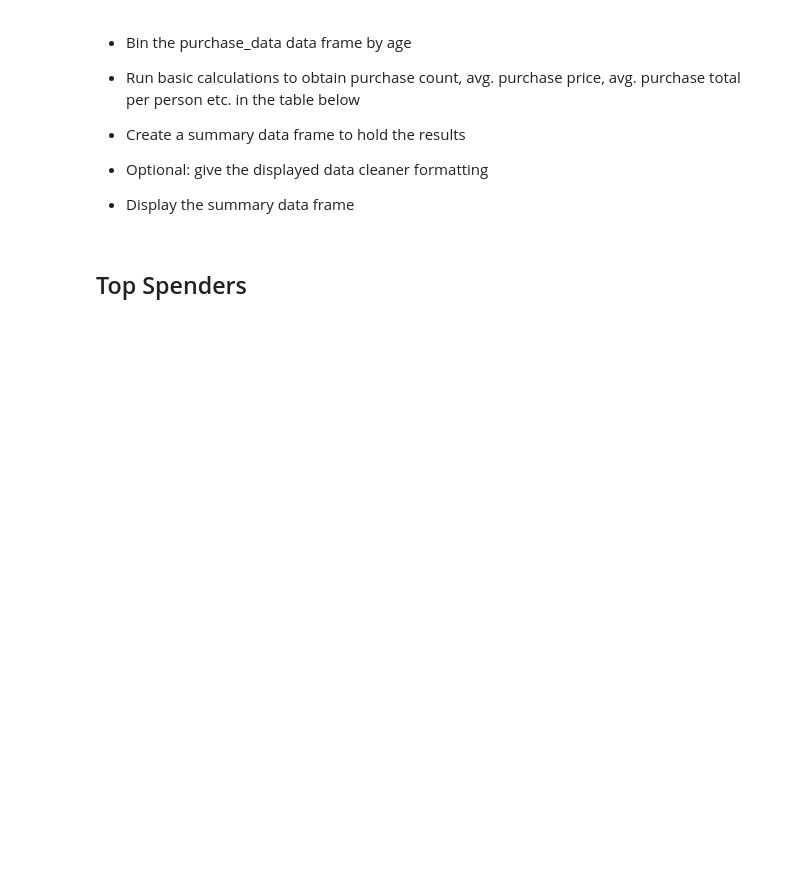
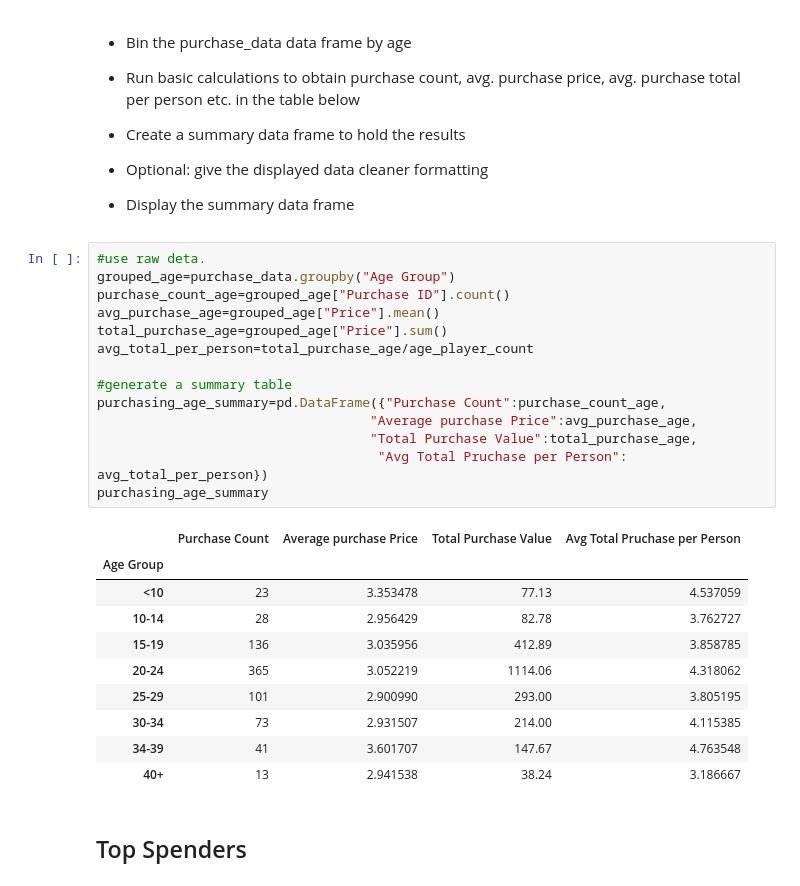
Before and after one commit to emilymoon28/pandas-analysis, a Jupyter notebook: HeroesofPymoli/HeroesOfPymoli_main.ipynb, the cells around one changed output. Cells and saved outputs as stored; diff of their text form; blank space fills up the shorter version.

```diff
--- a/HeroesofPymoli/HeroesOfPymoli_main.ipynb
+++ b/HeroesofPymoli/HeroesOfPymoli_main.ipynb
@@ -217,6 +226,31 @@ age_demographic
 
 
 * Display the summary data frame
+# %%
+#use raw deta.
+grouped_age=purchase_data.groupby("Age Group")
+purchase_count_age=grouped_age["Purchase ID"].count()
+avg_purchase_age=grouped_age["Price"].mean()
+total_purchase_age=grouped_age["Price"].sum()
+avg_total_per_person=total_purchase_age/age_player_count
+
+#generate a summary table
+purchasing_age_summary=pd.DataFrame({"Purchase Count":purchase_count_age,
+                                   "Average purchase Price":avg_purchase_age,
+                                   "Total Purchase Value":total_purchase_age,
+                                    "Avg Total Pruchase per Person": avg_total_per_person})
+purchasing_age_summary
+# %% [output]
+|  | Purchase Count | Average purchase Price | Total Purchase Value | Avg Total Pruchase per Person |
+| Age Group |  |  |  |  |
+| <10 | 23 | 3.353478 | 77.13 | 4.537059 |
+| 10-14 | 28 | 2.956429 | 82.78 | 3.762727 |
+| 15-19 | 136 | 3.035956 | 412.89 | 3.858785 |
+| 20-24 | 365 | 3.052219 | 1114.06 | 4.318062 |
+| 25-29 | 101 | 2.900990 | 293.00 | 3.805195 |
+| 30-34 | 73 | 2.931507 | 214.00 | 4.115385 |
+| 34-39 | 41 | 3.601707 | 147.67 | 4.763548 |
+| 40+ | 13 | 2.941538 | 38.24 | 3.186667 |
 # %% [markdown]
 ## Top Spenders
 # %% [markdown]
```
Also changed, not shown: parts of 10 cells of this notebook, 1 other file.
